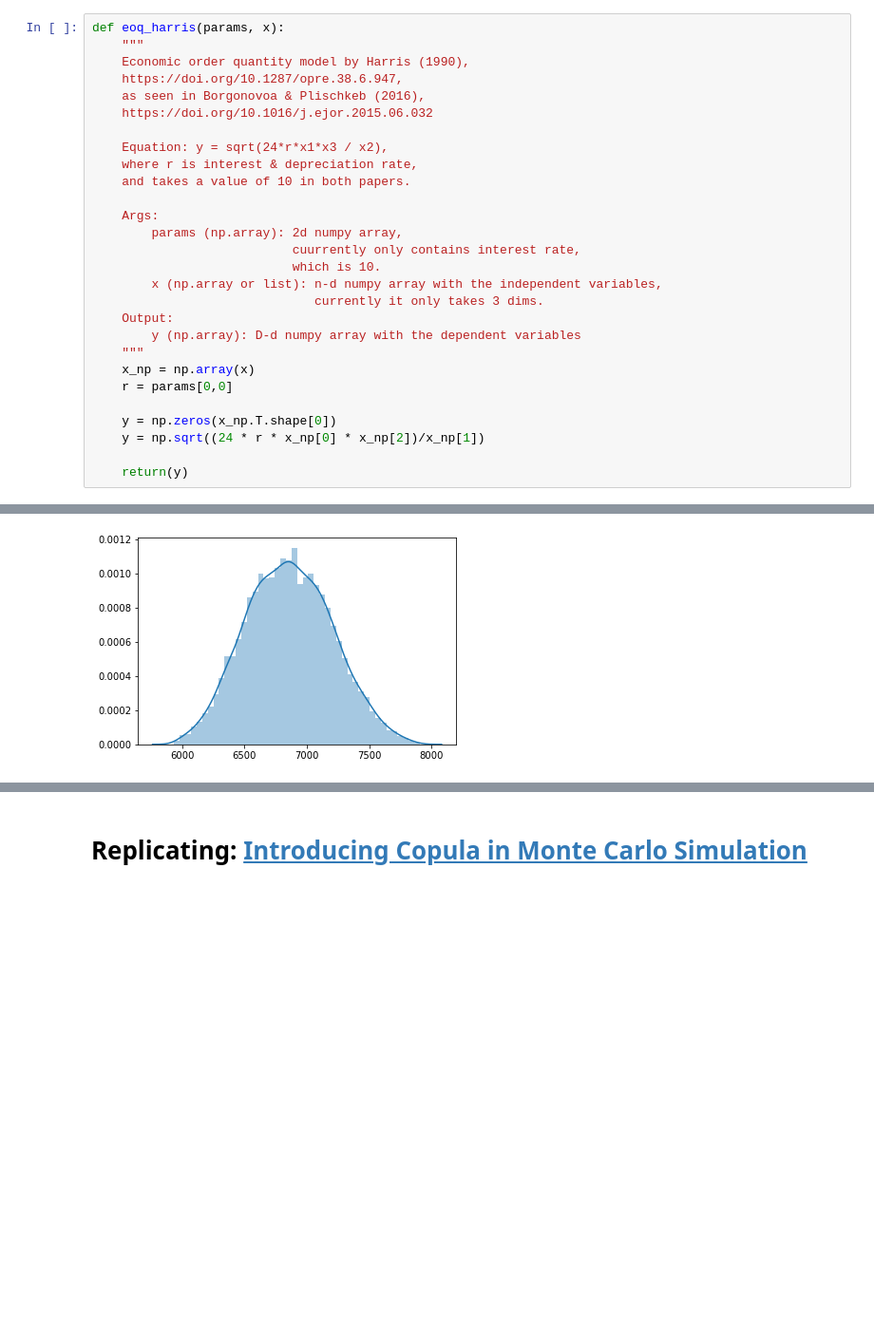
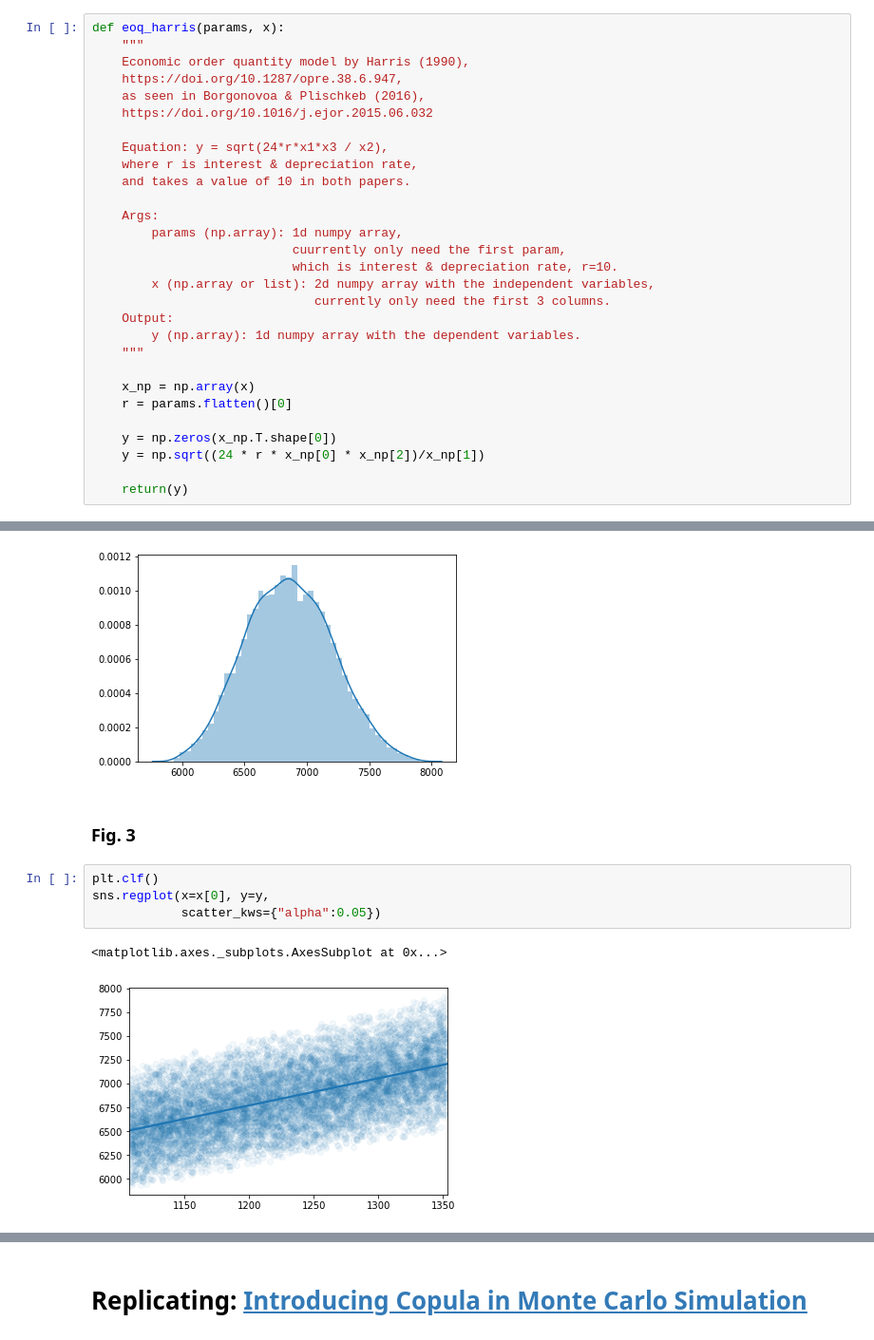
Before and after one commit to OpenSourceEconomics/econsa, a Jupyter notebook: copula-sampling.ipynb, the cells around one changed output, grey strips where cells are left out. Shown at 95% size. Drawn from its saved outputs; the diff is of its cells as text; blank space fills up the shorter version.

Commit message:
add figure 3 & 4

```diff
--- a/copula-sampling.ipynb
+++ b/copula-sampling.ipynb
@@ -32,16 +32,17 @@ def eoq_harris(params, x):
     and takes a value of 10 in both papers.
 
     Args:
-        params (np.array): 2d numpy array,
-                           cuurrently only contains interest rate,
-                           which is 10.
-        x (np.array or list): n-d numpy array with the independent variables,
-                              currently it only takes 3 dims.
+        params (np.array): 1d numpy array,
+                           cuurrently only need the first param,
+                           which is interest & depreciation rate, r=10.
+        x (np.array or list): 2d numpy array with the independent variables,
+                              currently only need the first 3 columns.
     Output:
-        y (np.array): D-d numpy array with the dependent variables
+        y (np.array): 1d numpy array with the dependent variables.
     """
+
     x_np = np.array(x)
-    r = params[0,0]
+    r = params.flatten()[0]
 
     y = np.zeros(x_np.T.shape[0])
     y = np.sqrt((24 * r * x_np[0] * x_np[2])/x_np[1])
@@ -181,3 +219,12 @@ sns.distplot(y)
 # %% [output]
 <matplotlib.axes._subplots.AxesSubplot at 0x...>
 [figure]
+# %% [markdown]
+### Fig. 3
+# %%
+plt.clf()
+sns.regplot(x=x[0], y=y,
+            scatter_kws={"alpha":0.05})
+# %% [output]
+<matplotlib.axes._subplots.AxesSubplot at 0x...>
+[figure, added]
```
Also changed, not shown: parts of 14 cells of this notebook, 1 other file.
